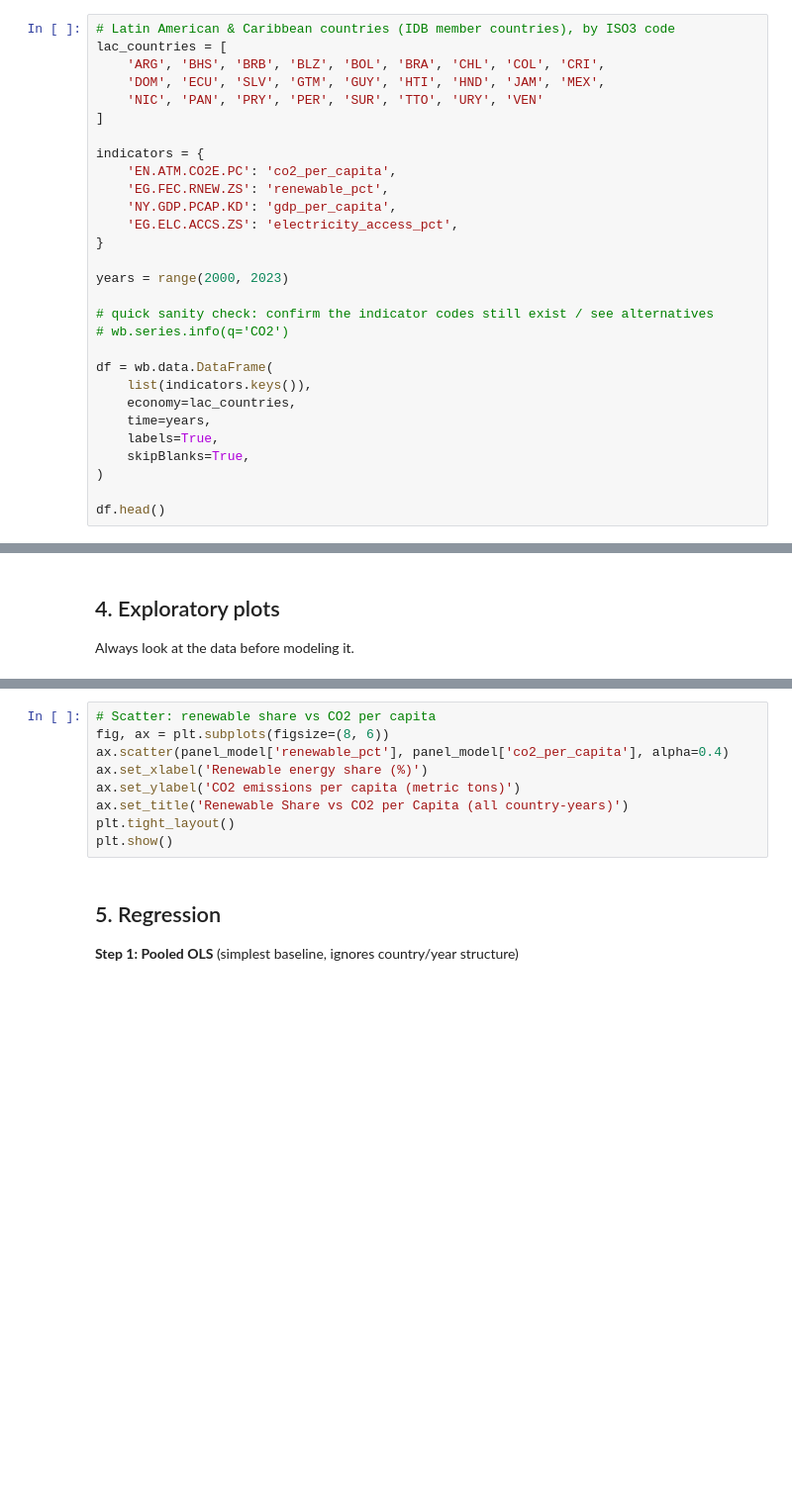
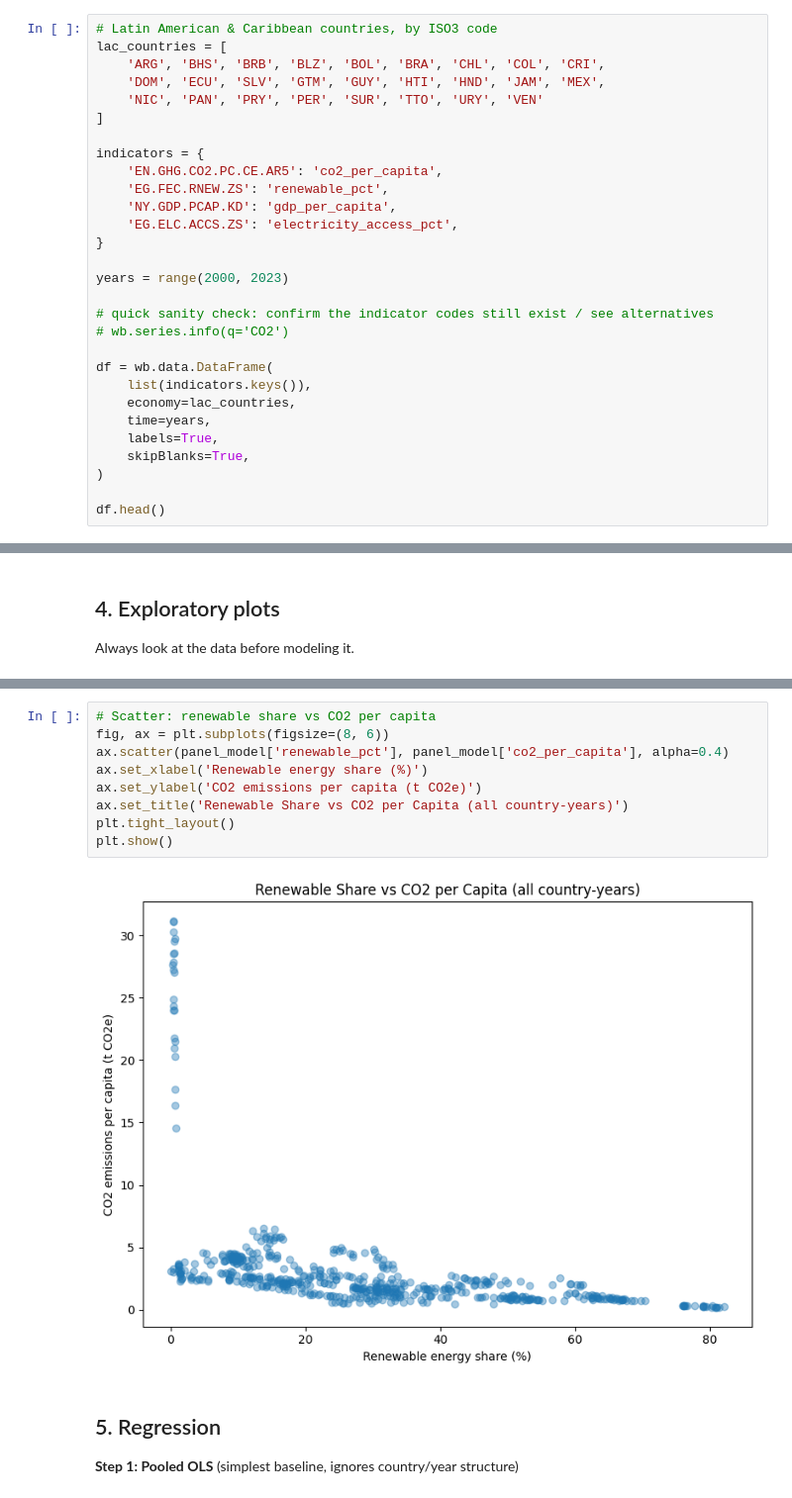
Before and after one commit to matthewecheverria2028-spec/latam-data-projects, a Jupyter notebook: co2-emissions-project/latam_energy_co2_analysis.ipynb, the cells around one changed output, grey strips where cells are left out. Shown at 99% size. Cells and saved outputs as stored; diff of their text form; blank space fills up the shorter version.

```diff
--- a/co2-emissions-project/latam_energy_co2_analysis.ipynb
+++ b/co2-emissions-project/latam_energy_co2_analysis.ipynb
@@ -44,5 +45,5 @@ pd.set_option('display.max_columns', None)
 # %%
-# Latin American & Caribbean countries (IDB member countries), by ISO3 code
+# Latin American & Caribbean countries, by ISO3 code
 lac_countries = [
     'ARG', 'BHS', 'BRB', 'BLZ', 'BOL', 'BRA', 'CHL', 'COL', 'CRI',
     'DOM', 'ECU', 'SLV', 'GTM', 'GUY', 'HTI', 'HND', 'JAM', 'MEX',
@@ -50,7 +51,7 @@ lac_countries = [
 ]
 
 indicators = {
-    'EN.ATM.CO2E.PC': 'co2_per_capita',
+    'EN.GHG.CO2.PC.CE.AR5': 'co2_per_capita',
     'EG.FEC.RNEW.ZS': 'renewable_pct',
     'NY.GDP.PCAP.KD': 'gdp_per_capita',
     'EG.ELC.ACCS.ZS': 'electricity_access_pct',
@@ -119,12 +146,14 @@ plt.show()
 # %%
 # Scatter: renewable share vs CO2 per capita
 fig, ax = plt.subplots(figsize=(8, 6))
 ax.scatter(panel_model['renewable_pct'], panel_model['co2_per_capita'], alpha=0.4)
 ax.set_xlabel('Renewable energy share (%)')
-ax.set_ylabel('CO2 emissions per capita (metric tons)')
+ax.set_ylabel('CO2 emissions per capita (t CO2e)')
 ax.set_title('Renewable Share vs CO2 per Capita (all country-years)')
 plt.tight_layout()
 plt.show()
+# %% [output]
+[figure, added]
 # %% [markdown]
 ## 5. Regression
 
```
Also changed, not shown: parts of 13 cells of this notebook.
